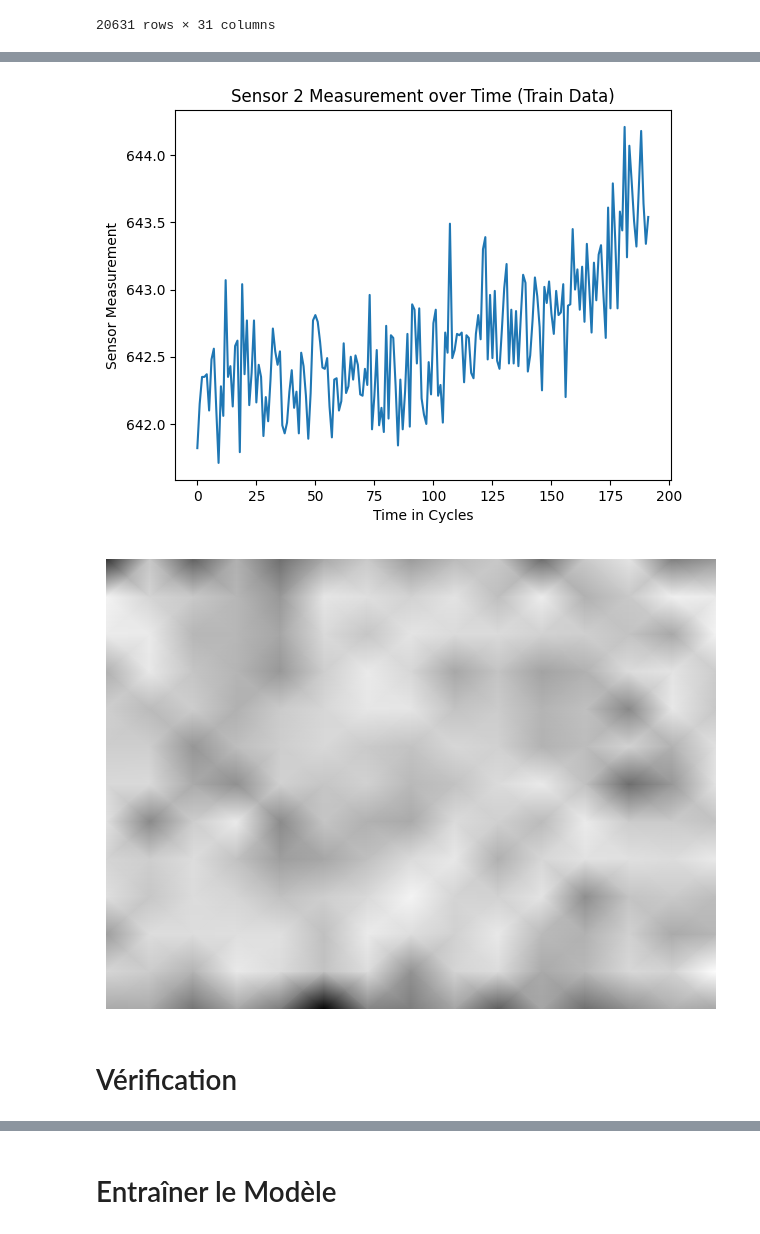
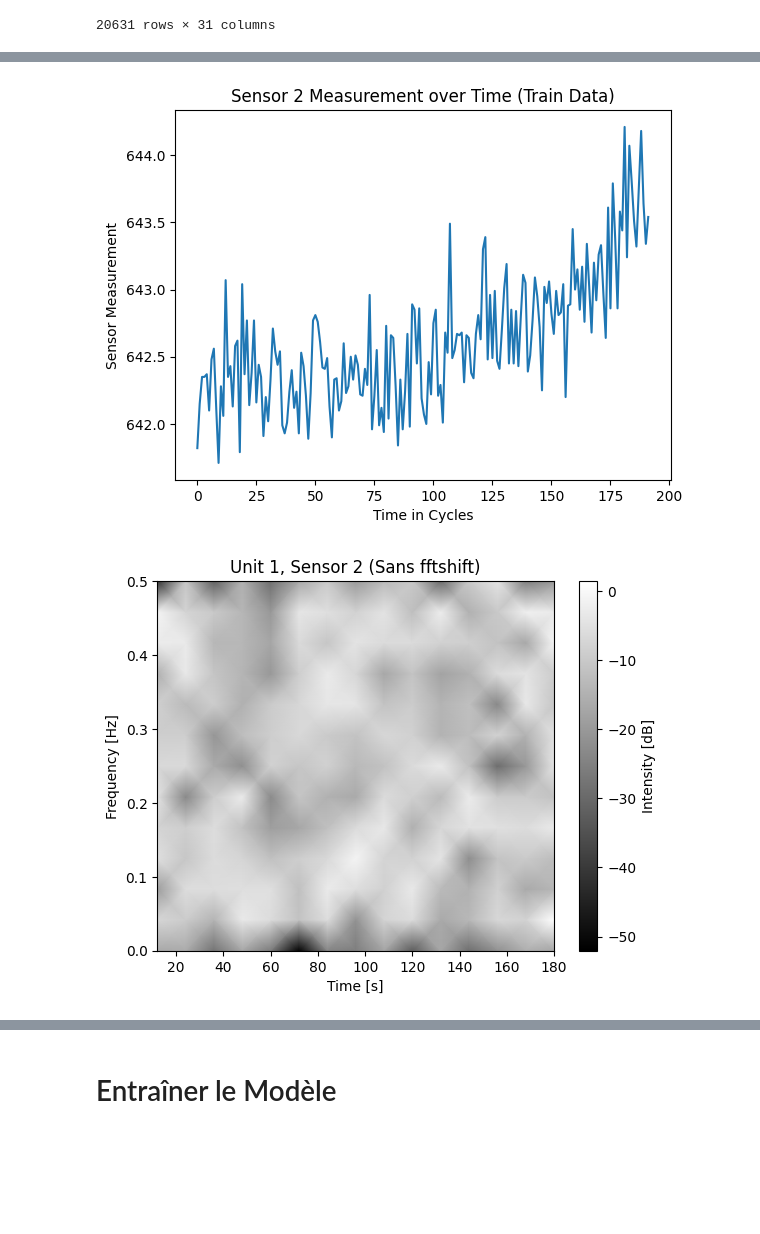
Before and after one commit to OussamaLay/Turbofan, a Jupyter notebook: main.ipynb, the cells around one changed output, grey strips where cells are left out. Saved outputs shown, nothing was run; the diff lists cells and outputs as text; code cells hidden in the pictures; blank space fills up the shorter version.

Commit message:
preparing data + implement dataloaders

```diff
--- a/main.ipynb
+++ b/main.ipynb
@@ -30,11 +49,11 @@ test_files = os.listdir(test_dir)
 
 # Fonction pour charger les données
 def load_data(file_path, columns):
-    return pd.read_csv(file_path, delim_whitespace=True, header=None, names=columns)
+    return pd.read_csv(file_path, sep='\s+', header=None, names=columns)
 
 # Définir les colonnes pour les fichiers train et test
 columns = [
-    'unit_number', 'time_in_cycles', 'operational_setting_1', 'operational_setting_2', 'operational_setting_3',
+    'unit_number', 'time_in_cycles', 'altitude', 'mach', 'TRA',
     'sensor_measurement_1', 'sensor_measurement_2', 'sensor_measurement_3', 'sensor_measurement_4',
     'sensor_measurement_5', 'sensor_measurement_6', 'sensor_measurement_7', 'sensor_measurement_8',
     'sensor_measurement_9', 'sensor_measurement_10', 'sensor_measurement_11', 'sensor_measurement_12',
@@ -97,39 +115,41 @@ train_fd[0].groupby('unit_number').count()
 # %%
-sensor_column = f'sensor_measurement_{2}'
+fd = 0
+unit = 1
+sensor = 2
 
-data = train_fd[0]
-unit_data = data[data['unit_number'] == 1]
+sensor_column = f'sensor_measurement_{sensor}'
+data = train_fd[fd]
+unit_data = data[data['unit_number'] == unit]
 
 # Générer le spectrogramme
 signal = unit_data[sensor_column].values
-signal = np.nan_to_num(signal, nan=0.0)
+#signal = np.nan_to_num(signal, nan=0.0)
 
-if len(signal) != 0 and not np.all(signal == signal[0]):
-    #plt.figure(figsize=(10, 6))
-    plt.plot(signal)
-    plt.title(f'Sensor {sensor} Measurement over Time (Train Data)')
-    plt.xlabel('Time in Cycles')
-    plt.ylabel('Sensor Measurement')
-    plt.show()
+#plt.figure(figsize=(10, 6))
+plt.plot(signal)
+plt.title(f'Sensor {sensor} Measurement over Time (Train Data)')
+plt.xlabel('Time in Cycles')
+plt.ylabel('Sensor Measurement')
+plt.show()
 
-    #f, t, Sxx = spectrogram(signal, fs=1, nperseg=len(signal), noverlap=len(signal)//2)
-    f, t, Sxx = spectrogram(signal, fs=1, nperseg=len(signal)//8, noverlap=len(signal)//16)
+#f, t, Sxx = spectrogram(signal, fs=1, nperseg=len(signal), noverlap=len(signal)//2)
+f, t, Sxx = spectrogram(signal, fs=1, nperseg=len(signal)//8, noverlap=len(signal)//16)
 
-    Sxx[Sxx == 0] = 1e-10
+Sxx[Sxx == 0] = 1e-10
 
-    # Spectrogramme sans fftshift
-    #plt.figure(figsize=(5, 6))
-    plt.pcolormesh(t, f, 10 * np.log10(Sxx), shading='gouraud', cmap='gray')
-    #plt.title(f'Unit {unit_number}, Sensor {sensor} (Sans fftshift)')
-    #plt.xlabel('Time [s]')
-    #plt.ylabel('Frequency [Hz]')
-    #plt.colorbar(label='Intensity [dB]')
-    plt.axis('off')
-    plt.tight_layout()
-    plt.show()
+# Spectrogramme sans fftshift
+#plt.figure(figsize=(10, 4))
+plt.pcolormesh(t, f, 10 * np.log10(Sxx), shading='gouraud', cmap='gray')
+plt.title(f'Unit {unit}, Sensor {sensor} (Sans fftshift)')
+plt.xlabel('Time [s]')
+plt.ylabel('Frequency [Hz]')
+plt.colorbar(label='Intensity [dB]')
+#plt.axis('off')
+#plt.tight_layout()
+plt.show()
 # %% [output]
 [figure]
-[figure, old version]
+[figure, new version]
 # %%
 # Fonction pour générer et afficher les spectrogrammes avec ajustements
 def plot_spectrograms(fd, unit_number):
@@ -166,3 +176 @@ def plot_spectrograms(fd, unit_number):
             plt.show()
-# %% [markdown]
-# Vérification
```
Also changed, not shown: parts of 18 cells of this notebook.
